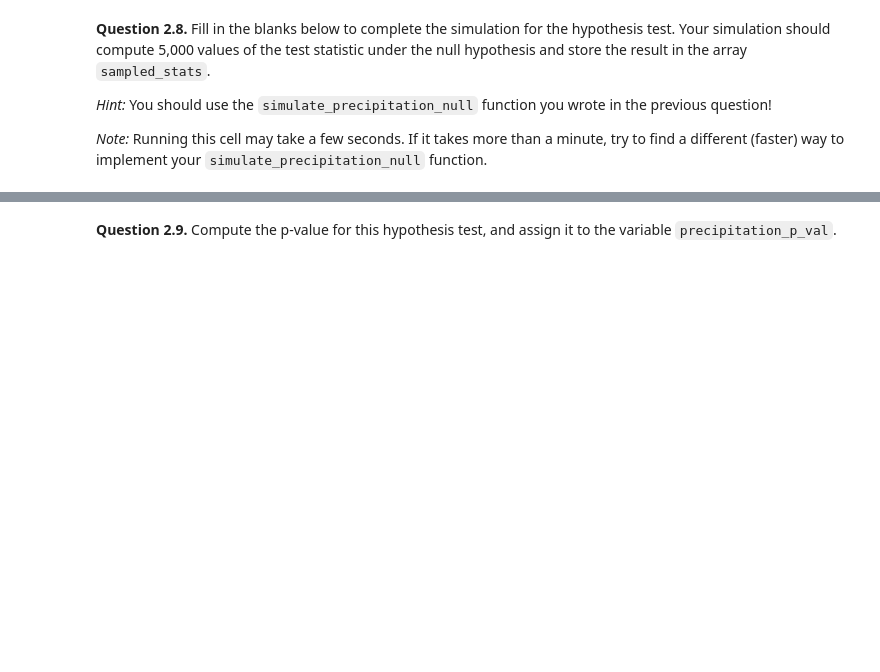
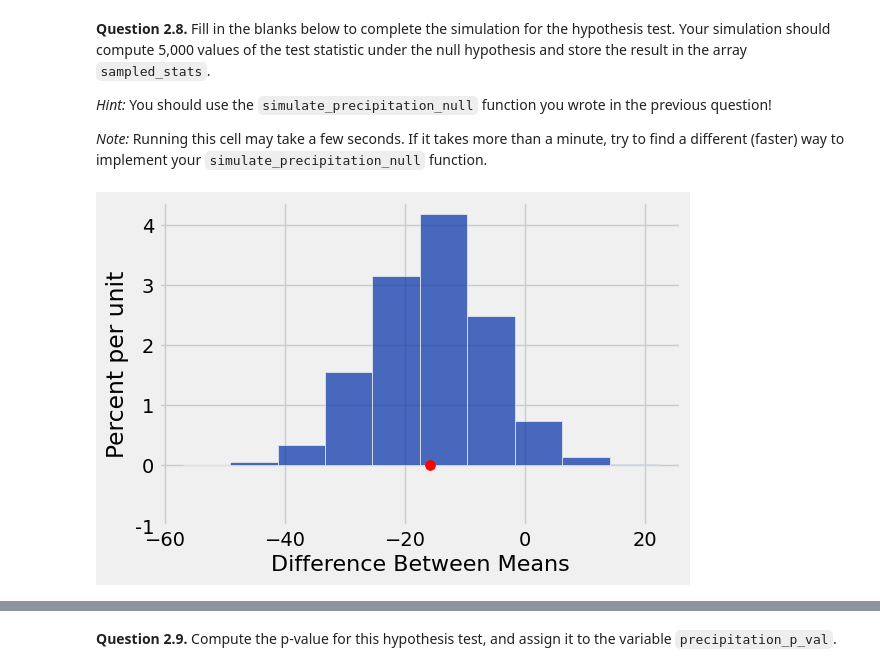
Before and after one commit to zeke5172-wq/Data-Analytics-class, a Jupyter notebook: project2/project2.ipynb, the cells around one changed output, grey strips where cells are left out. Drawn from its saved outputs; the diff is of its cells as text; code cells hidden in the pictures; blank space fills up the shorter version.

```diff
--- a/project2/project2.ipynb
+++ b/project2/project2.ipynb
@@ -643,15 +665,18 @@ q2_7 results: All test cases passed!
 
 *Note:* Running this cell may take a few seconds. If it takes more than a minute, try to find a different (faster) way to implement your `simulate_precipitation_null` function.
 # %%
-sampled_stats = ...
+sampled_stats = make_array()
 
-repetitions = ...
+repetitions = 5000
 for i in np.arange(repetitions):
-    ...
+    samp=simulate_precipitation_null()
+    sampled_stats=np.append(samp,sampled_stats)
 
 # Do not change these lines
 Table().with_column('Difference Between Means', sampled_stats).hist()
 plt.scatter(observed_statistic, 0, c="r", s=50);
 plt.ylim(-0.01);
+# %% [output]
+[figure, added]
 # %%
 grader.check("q2_8")
```
Also changed, not shown: parts of 9 cells of this notebook, 1 other file.
